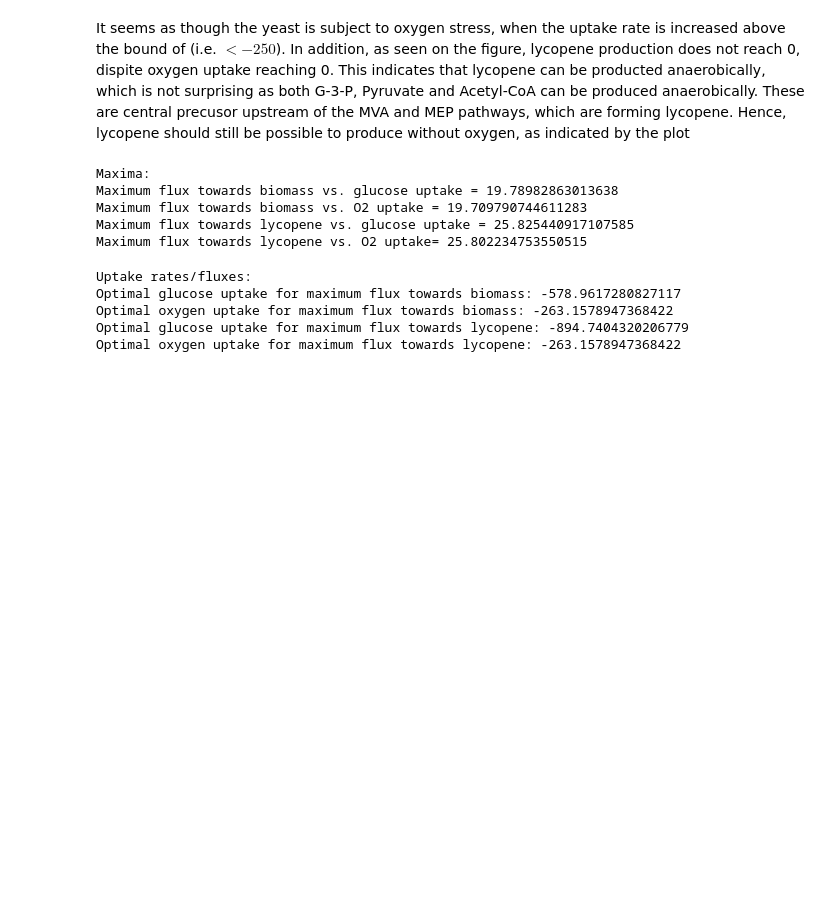
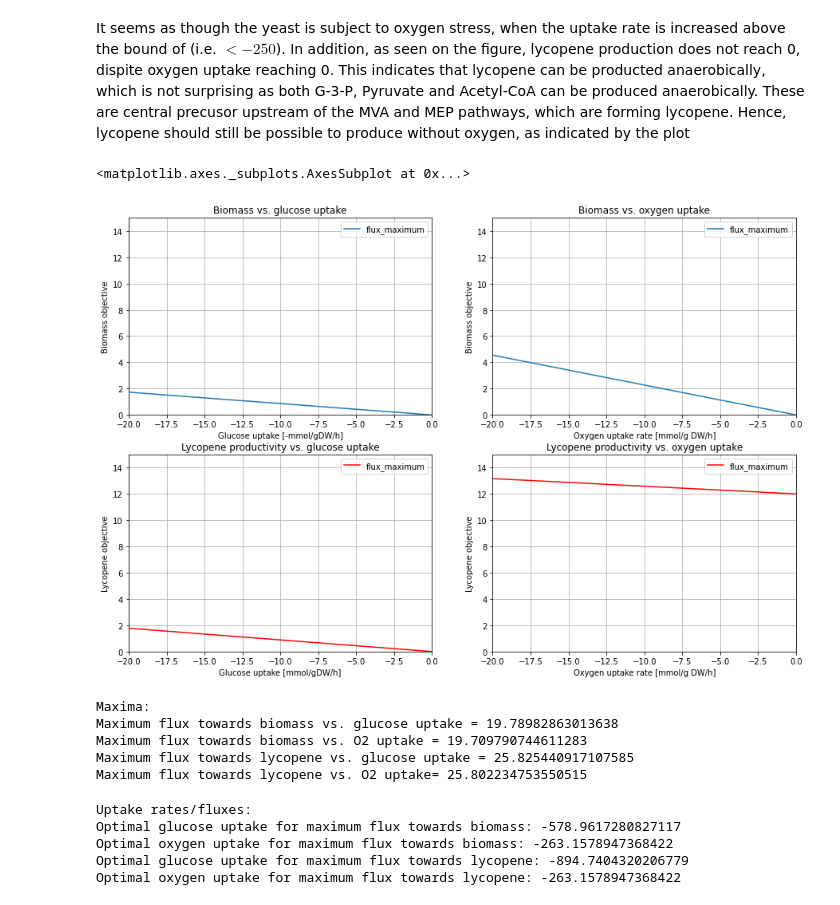
Before and after one commit to 27410/group-assignment-2021-Group-69420-lycopene-production-in-S.cerevisiae, a Jupyter notebook: 04_phenotype_phase_plane_analysis.ipynb, the cells around one changed output. Saved outputs shown, nothing was run; the diff lists cells and outputs as text; code cells hidden in the pictures; blank space fills up the shorter version.

```diff
--- a/04_phenotype_phase_plane_analysis.ipynb
+++ b/04_phenotype_phase_plane_analysis.ipynb
@@ -172,6 +173,25 @@ ppp_lyco_vs_o2.plot(x='r_1992', y='flux_maximum', xlabel="Oxygen uptake rate [mm
 # %% [markdown]
 It seems as though the yeast is subject to oxygen stress, when the uptake rate is increased above the bound of (i.e. $<-250$).
 In addition, as seen on the figure, lycopene production does not reach 0, dispite oxygen uptake reaching 0. This indicates that lycopene can be producted anaerobically, which is not surprising as both G-3-P, Pyruvate and Acetyl-CoA can be produced anaerobically. These are central precusor upstream of the MVA and MEP pathways, which are forming lycopene. Hence, lycopene should still be possible to produce without oxygen, as indicated by the plot
+# %%
+fig, axs = plt.subplots(2,2,figsize=(15,10), subplot_kw={'xlim':(-20,0),'ylim': (0,15)})
+
+ppp_biomass.plot(x='r_1714', y='flux_maximum', xlabel="Glucose uptake [-mmol/gDW/h]",
+                 ylabel="Biomass objective", grid = True, ax=axs[0][0], title="Biomass vs. glucose uptake")
+
+ppp_o2.plot(x='r_1992', y='flux_maximum', xlabel="Oxygen uptake rate [mmol/g DW/h]",
+                    ylabel="Biomass objective", grid=True, ax=axs[0][1], title="Biomass vs. oxygen uptake")
+
+ppp_lycopene.plot(x='r_1714', y='flux_maximum', xlabel="Glucose uptake [mmol/gDW/h]",
+                    ylabel="Lycopene objective", grid=True, ax=axs[1][0], title="Lycopene productivity vs. glucose uptake",
+                    color = "red")
+
+ppp_lyco_vs_o2.plot(x='r_1992', y='flux_maximum', xlabel="Oxygen uptake rate [mmol/g DW/h]",
+                    ylabel="Lycopene objective", grid=True, ax=axs[1][1], title="Lycopene productivity vs. oxygen uptake",
+                    color="red" )
+# %% [output]
+<matplotlib.axes._subplots.AxesSubplot at 0x...>
+[figure, added]
 # %%
 max_biomass_glc = ppp_biomass['flux_maximum'].max()
 max_biomass_o2 = ppp_o2['flux_maximum'].max()
```
Also changed, not shown: parts of 2 cells of this notebook.
